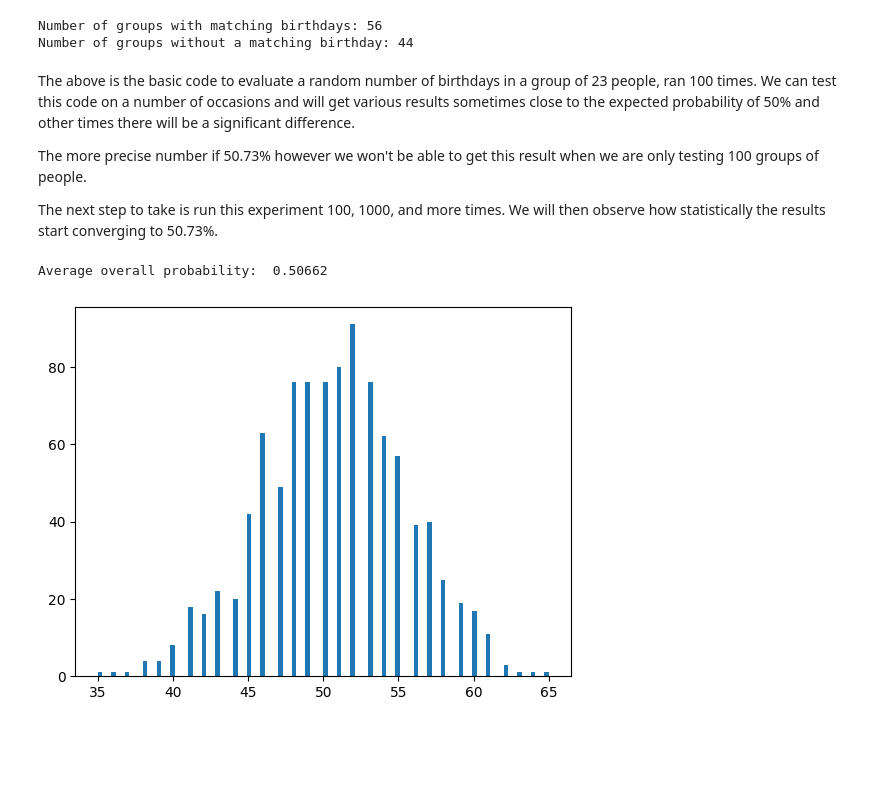
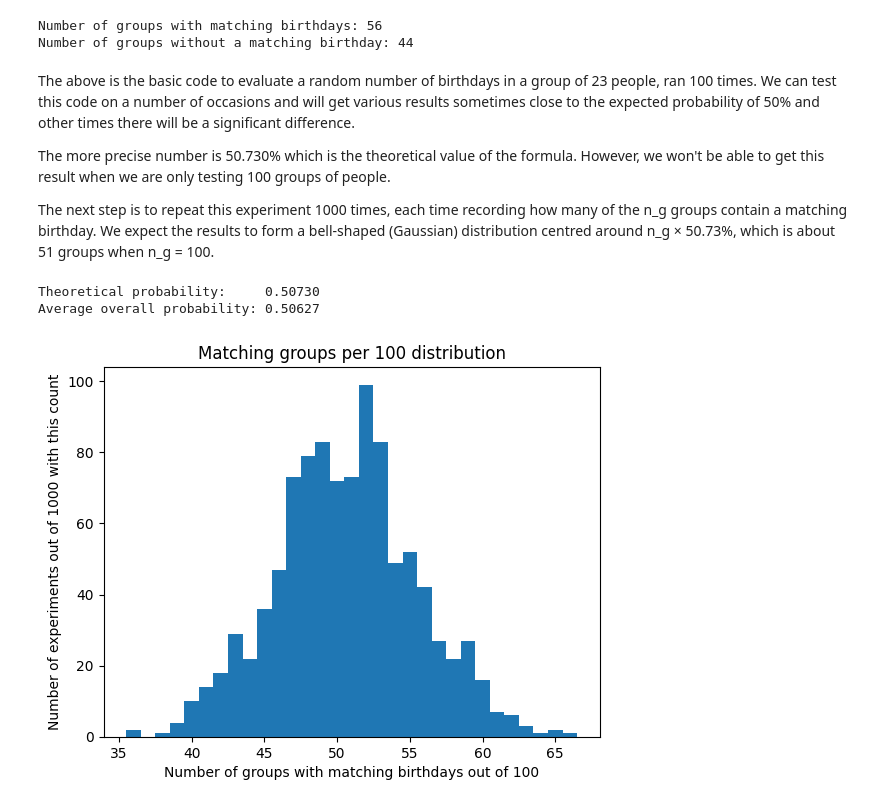
Before and after one commit to toddivanov1/math-concept-for-developers-project, a Jupyter notebook: project.ipynb, the cells around one changed output. Cells and saved outputs as stored; diff of their text form; code cells hidden in the pictures; blank space fills up the shorter version.

Commit message:
Random Simulation Added part 3(fixes)

```diff
--- a/project.ipynb
+++ b/project.ipynb
@@ -143,23 +143,28 @@ Number of groups without a matching birthday: 44
 # %% [markdown]
 The above is the basic code to evaluate a random number of birthdays in a group of 23 people, ran 100 times. We can test this code on a number of occasions and will get various results sometimes close to the expected probability of 50% and other times there will be a significant difference.
 
-The more precise number if 50.73% however we won't be able to get this result when we are only testing 100 groups of people.
+The more precise number is 50.730% which is the theoretical value of the formula. However, we won't be able to get this result when we are only testing 100 groups of people.
 
-The next step to take is run this experiment 100, 1000, and more times. We will then observe how statistically the results start converging to 50.73%.
+The next step is to repeat this experiment 1000 times, each time recording how many of the n_g groups contain a matching birthday. We expect the results to form a bell-shaped (Gaussian) distribution centred around n_g × 50.73%, which is about 51 groups when n_g = 100.
 # %%
 number_of_runs = 1000
-probability_sum = 0
-list_of_probabilities = []
+matching_groups_sum = 0
+list_of_matching_groups = []
 for _ in range(number_of_runs):
-    probability_run = run_random_simulation(n, n_g)[1]
-    probability_sum += probability_run
-    list_of_probabilities.append(probability_run)
+    matching_groups = run_random_simulation(n, n_g)[1]
+    matching_groups_sum += matching_groups
+    list_of_matching_groups.append(matching_groups)
 
-average_probability = probability_sum / (number_of_runs * n_g)
-print("Average overall probability: ", average_probability)
+average_probability = matching_groups_sum / (number_of_runs * n_g)
+print(f"Theoretical probability:     {calculate_birthday_probability(n):.5f}")
+print(f"Average overall probability: {average_probability:.5f}")
 
-plt.hist(list_of_probabilities, bins = 100)
+plt.hist(list_of_matching_groups, bins = np.arange(min(list_of_matching_groups) - 0.5, max(list_of_matching_groups) + 1))
+plt.xlabel(f"Number of groups with matching birthdays out of {n_g}")
+plt.ylabel(f"Number of experiments out of {number_of_runs} with this count")
+plt.title(f"Matching groups per {n_g} distribution")
 plt.show()
 # %% [output]
-Average overall probability:  0.50662
+Theoretical probability:     0.50730
+Average overall probability: 0.50627
-[figure, old version]
+[figure, new version]
```
Also changed, not shown: parts of 1 cell of this notebook.
